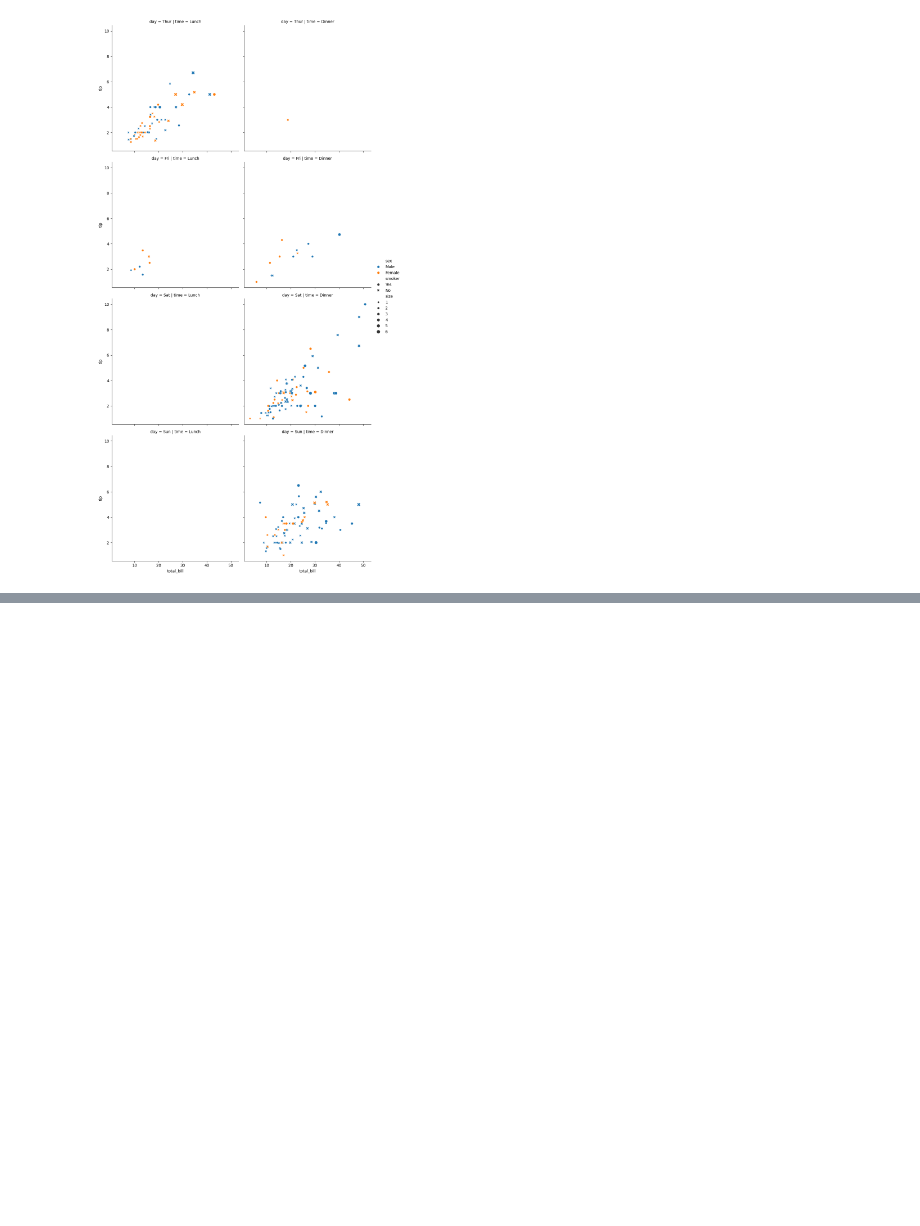
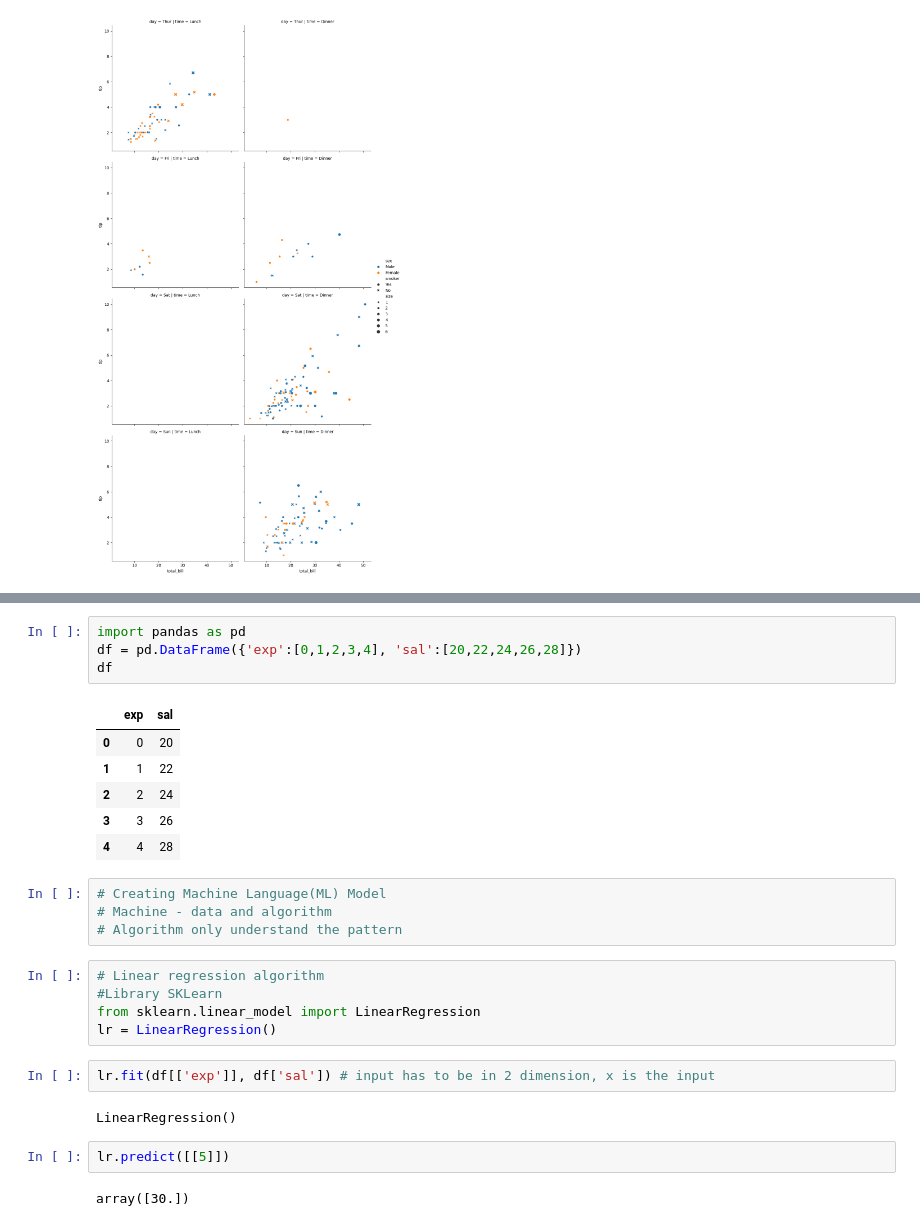
Before and after one commit to aneetajohn/OASIS-POC1, a Jupyter notebook: Untitled0.ipynb, the cells around one changed output, grey strips where cells are left out. Drawn from its saved outputs; the diff is of its cells as text; blank space fills up the shorter version.

```diff
--- a/Untitled0.ipynb
+++ b/Untitled0.ipynb
@@ -961,0 +971,28 @@ sns.relplot(data = df, x= 'total_bill', y = 'tip', hue='sex', style='smoker', si
+# %%
+import pandas as pd
+df = pd.DataFrame({'exp':[0,1,2,3,4], 'sal':[20,22,24,26,28]})
+df
+# %% [output]
+|  | exp | sal |
+| 0 | 0 | 20 |
+| 1 | 1 | 22 |
+| 2 | 2 | 24 |
+| 3 | 3 | 26 |
+| 4 | 4 | 28 |
+# %%
+# Creating Machine Language(ML) Model
+# Machine - data and algorithm
+# Algorithm only understand the pattern
+# %%
+# Linear regression algorithm
+#Library SKLearn
+from sklearn.linear_model import LinearRegression
+lr = LinearRegression()
+# %%
+lr.fit(df[['exp']], df['sal']) # input has to be in 2 dimension, x is the input
+# %% [output]
+LinearRegression()
+# %%
+lr.predict([[5]])
+# %% [output]
+array([30.])
```
Also changed, not shown: parts of 13 cells of this notebook.
